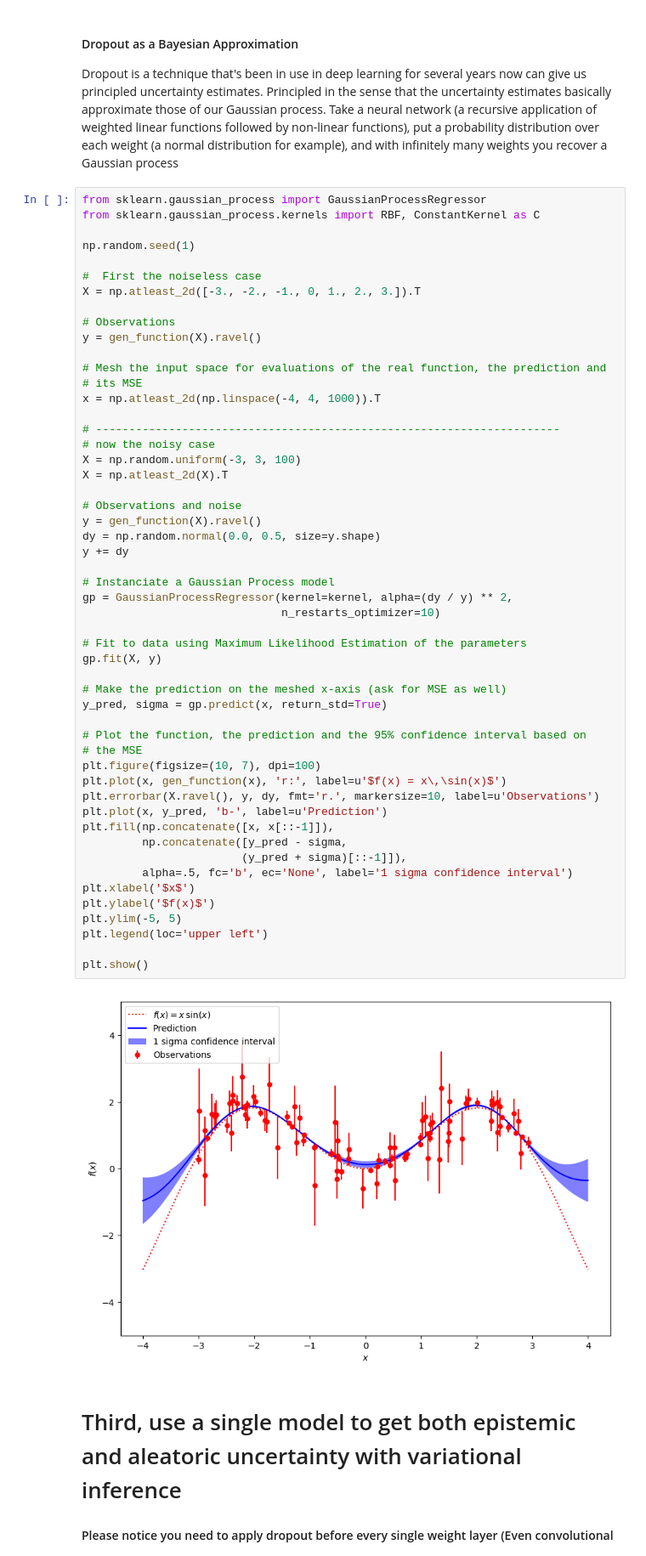
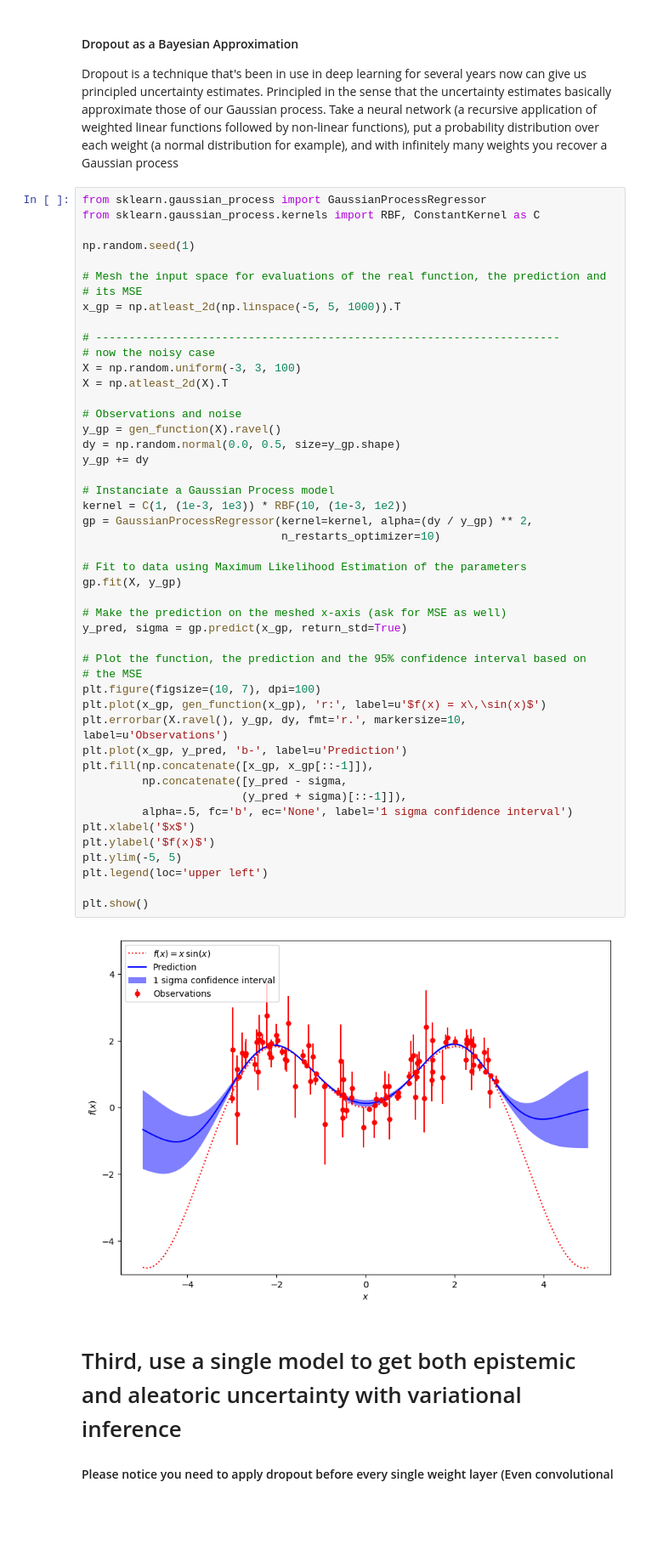
Before and after one commit to henrysky/astroNN, a Jupyter notebook: demo_tutorial/NN_uncertainty_analysis/Uncertainty_Demo_x_sinx.ipynb, the cells around one changed output. Shown at 85% size. Cells and saved outputs as stored; diff of their text form; blank space fills up the shorter version.

```diff
--- a/demo_tutorial/NN_uncertainty_analysis/Uncertainty_Demo_x_sinx.ipynb
+++ b/demo_tutorial/NN_uncertainty_analysis/Uncertainty_Demo_x_sinx.ipynb
@@ -238,54 +238,49 @@ from sklearn.gaussian_process.kernels import RBF, ConstantKernel as C
 
 np.random.seed(1)
 
-#  First the noiseless case
-X = np.atleast_2d([-3., -2., -1., 0, 1., 2., 3.]).T
-
-# Observations
-y = gen_function(X).ravel()
-
 # Mesh the input space for evaluations of the real function, the prediction and
 # its MSE
-x = np.atleast_2d(np.linspace(-4, 4, 1000)).T
+x_gp = np.atleast_2d(np.linspace(-5, 5, 1000)).T
 
 # ----------------------------------------------------------------------
 # now the noisy case
 X = np.random.uniform(-3, 3, 100)
 X = np.atleast_2d(X).T
 
 # Observations and noise
-y = gen_function(X).ravel()
-dy = np.random.normal(0.0, 0.5, size=y.shape)
-y += dy
+y_gp = gen_function(X).ravel()
+dy = np.random.normal(0.0, 0.5, size=y_gp.shape)
+y_gp += dy
 
 # Instanciate a Gaussian Process model
-gp = GaussianProcessRegressor(kernel=kernel, alpha=(dy / y) ** 2,
+kernel = C(1, (1e-3, 1e3)) * RBF(10, (1e-3, 1e2))
+gp = GaussianProcessRegressor(kernel=kernel, alpha=(dy / y_gp) ** 2,
                               n_restarts_optimizer=10)
 
 # Fit to data using Maximum Likelihood Estimation of the parameters
-gp.fit(X, y)
+gp.fit(X, y_gp)
 
 # Make the prediction on the meshed x-axis (ask for MSE as well)
-y_pred, sigma = gp.predict(x, return_std=True)
+y_pred, sigma = gp.predict(x_gp, return_std=True)
 
 # Plot the function, the prediction and the 95% confidence interval based on
 # the MSE
 plt.figure(figsize=(10, 7), dpi=100)
-plt.plot(x, gen_function(x), 'r:', label=u'$f(x) = x\,\sin(x)$')
-plt.errorbar(X.ravel(), y, dy, fmt='r.', markersize=10, label=u'Observations')
-plt.plot(x, y_pred, 'b-', label=u'Prediction')
-plt.fill(np.concatenate([x, x[::-1]]),
+plt.plot(x_gp, gen_function(x_gp), 'r:', label=u'$f(x) = x\,\sin(x)$')
+plt.errorbar(X.ravel(), y_gp, dy, fmt='r.', markersize=10, label=u'Observations')
+plt.plot(x_gp, y_pred, 'b-', label=u'Prediction')
+plt.fill(np.concatenate([x_gp, x_gp[::-1]]),
          np.concatenate([y_pred - sigma,
                         (y_pred + sigma)[::-1]]),
          alpha=.5, fc='b', ec='None', label='1 sigma confidence interval')
 plt.xlabel('$x$')
 plt.ylabel('$f(x)$')
 plt.ylim(-5, 5)
 plt.legend(loc='upper left')
 
 plt.show()
 # %% [output]
-[figure, old version]
+[figure, new version]
 # %% [markdown]
 # Third, use a single model to get both epistemic and aleatoric uncertainty with variational inference
 
```
Also changed, not shown: parts of 6 cells of this notebook, 1 other file.
